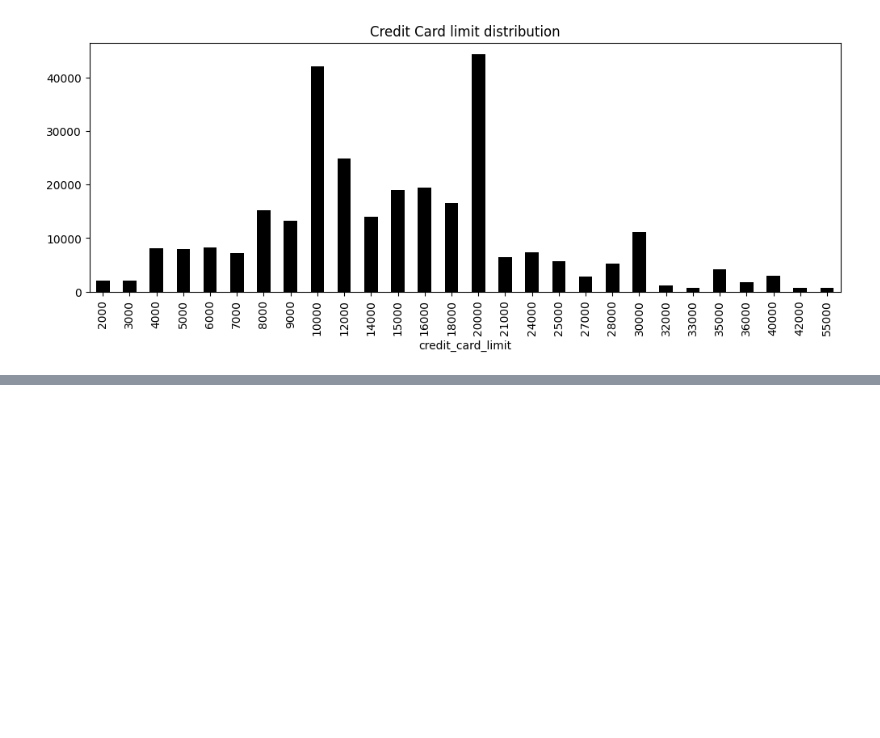
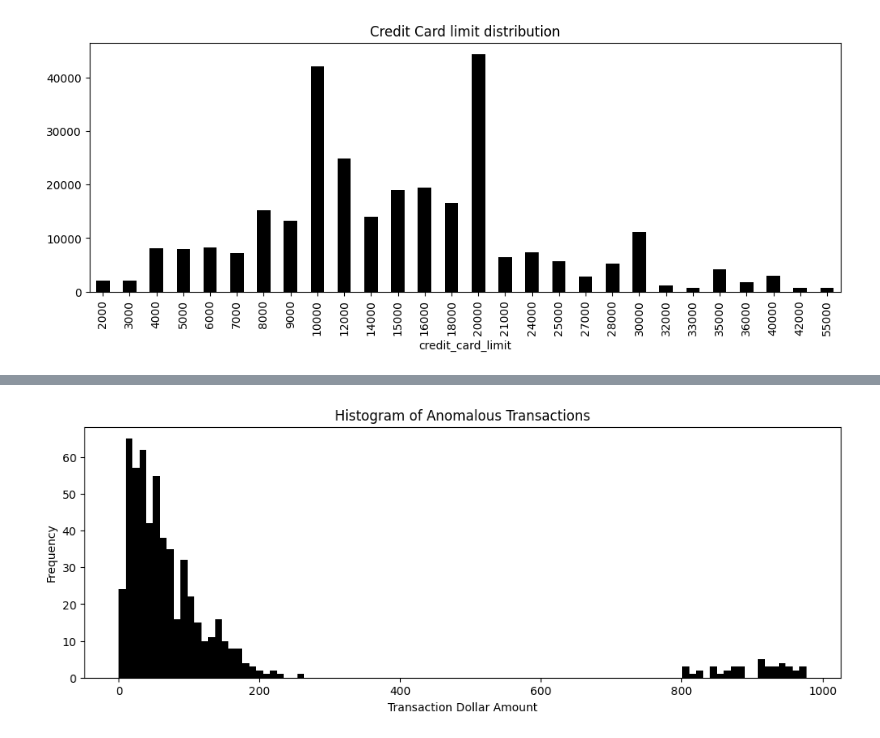
Before and after one commit to kefrankk/ML-fraud-detection, a Jupyter notebook: fraud_detection_model.ipynb, the cells around one changed output, grey strips where cells are left out. Saved outputs shown, nothing was run; the diff lists cells and outputs as text; code cells hidden in the pictures; blank space fills up the shorter version.

Commit message:
feat: add Isolation Forest model for anomaly detection

```diff
--- a/fraud_detection_model.ipynb
+++ b/fraud_detection_model.ipynb
@@ -173,0 +242,15 @@ sns.heatmap(credit_card.select_dtypes(include=['datetime', 'float', 'int']).corr
+# %%
+contaminations = [0.001, 0.005, 0.01, 0.02, 0.05]  # Testar múltiplos valores
+results_isol = []
+
+for cont in contaminations:
+    model_isol = IsolationForest(contamination=cont)
+    model_isol.fit(X_train_scaled)
+
+    y_pred = model_isol.predict(X_test_scaled)
+
+    silhou_score = silhouette_score(X_test_scaled, y_pred)
+    results_isol.append((cont, silhou_score, sum(y_pred == -1)))
+
+for contamination, sil_score, num_anomalies in results_isol:
+    print(f'Contamination: {contamination} | Silhouette Score: {round(sil_score, 2)} | Num Anomalies: {num_anomalies}')
@@ -173,0 +265,18 @@ sns.heatmap(credit_card.select_dtypes(include=['datetime', 'float', 'int']).corr
+# %%
+#  Isolation Forest fit
+contamination = 0.01
+results_if = []
+
+model_if = IsolationForest(contamination=contamination, random_state=42)
+model_if.fit(X_train_scaled)
+
+# predicting anomalies
+y_pred = model_if.predict(X_test_scaled)
+
+# Silhouette Score
+sil_score = silhouette_score(X_test_scaled, y_pred)
+results_if.append((contamination, sil_score, sum(y_pred == -1)))
+
+
+for contamination, sil_score, num_anomalies in results_if:
+    print(f'Contamination: {contamination} | Silhouette Score: {sil_score} | Num Anomalies: {num_anomalies}')
@@ -173,0 +285,3 @@ sns.heatmap(credit_card.select_dtypes(include=['datetime', 'float', 'int']).corr
+# %%
+anomalies = X_test_scaled[y_pred == -1]  # Extrai as transações anômalas
+anomalies.head()
@@ -173,0 +296,2 @@ sns.heatmap(credit_card.select_dtypes(include=['datetime', 'float', 'int']).corr
+# %%
+anomalies[numeric_cols] = scaler.inverse_transform(anomalies[numeric_cols])
@@ -173,0 +320,9 @@ sns.heatmap(credit_card.select_dtypes(include=['datetime', 'float', 'int']).corr
+# %%
+plt.figure(figsize=(12, 4))
+plt.hist(anomalies['transaction_dollar_amount'], bins=100, color='black')
+plt.title('Histogram of Anomalous Transactions')
+plt.xlabel('Transaction Dollar Amount')
+plt.ylabel('Frequency')
+plt.show()
+# %% [output]
+[figure, added]
```
Also changed, not shown: parts of 25 cells of this notebook.
